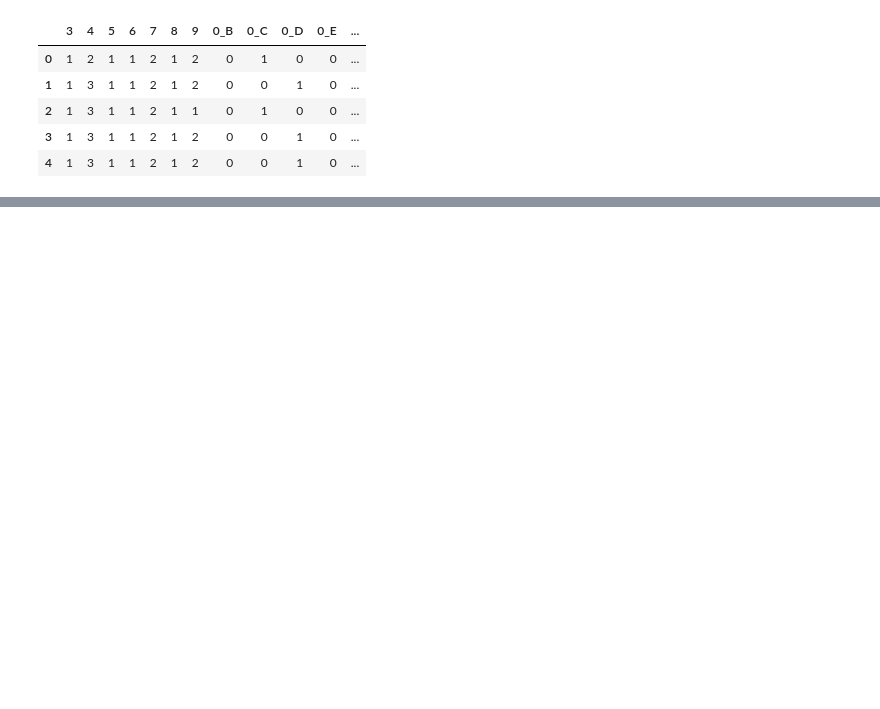
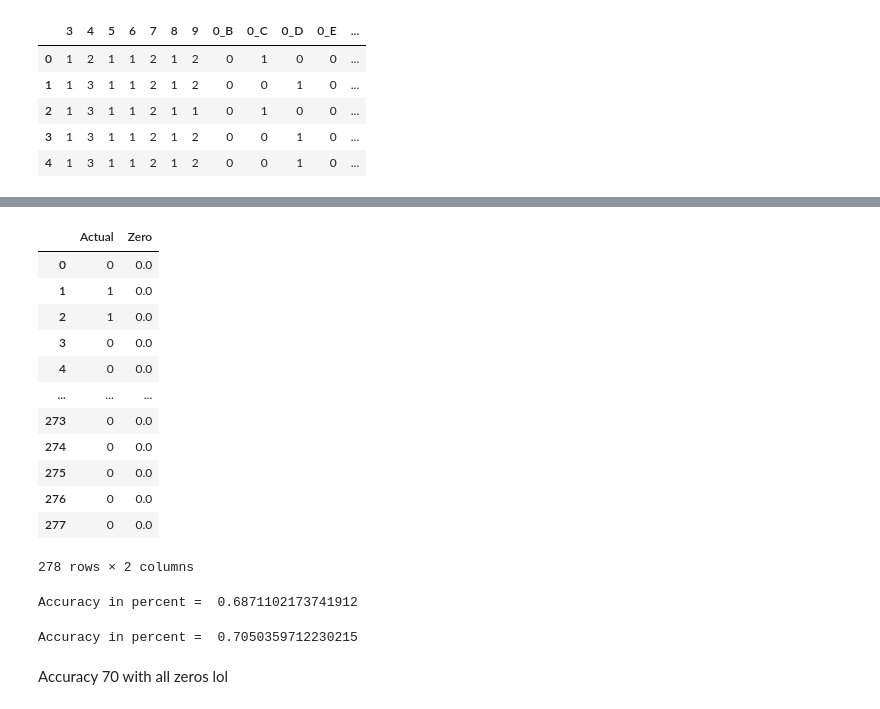
Before and after one commit to Dana0739/ml-labs, a Jupyter notebook: lab3/linear_models-Copy1.ipynb, the cells around one changed output, grey strips where cells are left out. Saved outputs shown, nothing was run; the diff lists cells and outputs as text; code cells hidden in the pictures; blank space fills up the shorter version.

Commit message:
zeros in 3rd

```diff
--- a/lab3/linear_models-Copy1.ipynb
+++ b/lab3/linear_models-Copy1.ipynb
@@ -711,0 +734,33 @@ Accuracy in percent =  0.8129496402877698
+# %%
+pred = np.zeros(len(test_X),)
+newdf1 = pd.DataFrame(
+    {'Actual': test_y.values.flatten(),
+     'Zero': pred.flatten()
+    })
+newdf1
+# %% [output]
+|  | Actual | Zero |
+| 0 | 0 | 0.0 |
+| 1 | 1 | 0.0 |
+| 2 | 1 | 0.0 |
+| 3 | 0 | 0.0 |
+| 4 | 0 | 0.0 |
+| ... | ... | ... |
+| 273 | 0 | 0.0 |
+| 274 | 0 | 0.0 |
+| 275 | 0 | 0.0 |
+| 276 | 0 | 0.0 |
+| 277 | 0 | 0.0 |
+278 rows × 2 columns
+# %%
+pred = LR.predict(test_X)
+print('Accuracy in percent = ',mean_squared_error(pred, test_y))
+# %% [output]
+Accuracy in percent =  0.6871102173741912
+# %%
+pred = LR.predict(test_X)
+print('Accuracy in percent = ',mean_squared_error(pred_round, test_y))
+# %% [output]
+Accuracy in percent =  0.7050359712230215
+# %% [markdown]
+Accuracy 70 with all zeros lol
```
Also changed, not shown: parts of 32 cells of this notebook.
